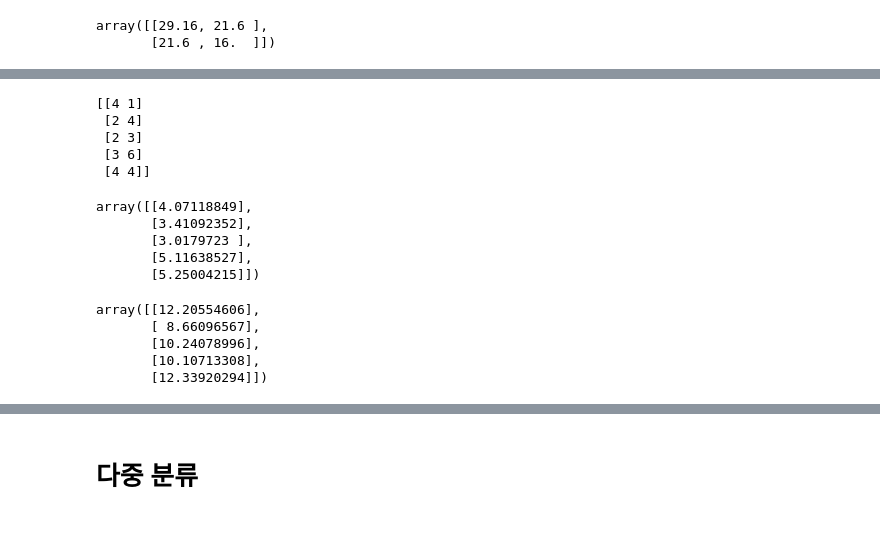
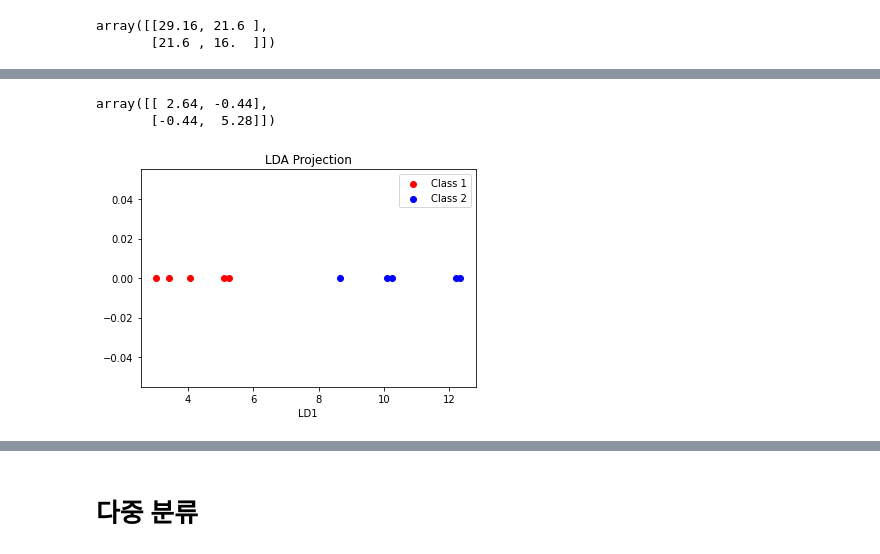
Before and after one commit to kyumly/CSW6001-HW, a Jupyter notebook: LDA.ipynb, the cells around one changed output, grey strips where cells are left out. Drawn from its saved outputs; the diff is of its cells as text; code cells hidden in the pictures; blank space fills up the shorter version.

```diff
--- a/LDA.ipynb
+++ b/LDA.ipynb
@@ -50,0 +72,2 @@ plt.show()
+# %%
+l.set_scatter_b_matrix()
@@ -61,0 +88,2 @@ print(s_w)
+# %%
+l.set_scatter_b_matrix()
@@ -90,26 +107,16 @@ array([ 3.08300972, -0.54179157,  0.05343598, -0.81268735,  1.29732707])
-# %%
-print(x1)
-# %% [output]
-[[4 1]
- [2 4]
- [2 3]
- [3 6]
- [4 4]]
-# %%
-aka = x1 @ vector[:,0].reshape(-1, 1)
-aka
-# %% [output]
-array([[4.07118849],
-       [3.41092352],
-       [3.0179723 ],
-       [5.11638527],
-       [5.25004215]])
-# %%
-aka2 = x2 @ vector[:,0].reshape(-1, 1)
-aka2
-# %% [output]
-array([[12.20554606],
-       [ 8.66096567],
-       [10.24078996],
-       [10.10713308],
-       [12.33920294]])
+# %%
+l.set_scatter_w_matrix()
+# %% [output]
+array([[ 2.64, -0.44],
+       [-0.44,  5.28]])
+# %%
+result = l.get_lda(num=1)
+# %%
+plt.scatter(result[0], np.zeros(len(x1)), color='r', label='Class 1')
+plt.scatter(result[1], np.zeros(len(x2)), color='b', label='Class 2')
+plt.legend()
+plt.title('LDA Projection')
+plt.xlabel('LD1')
+plt.show()
+# %% [output]
+[figure, added]
```
Also changed, not shown: parts of 73 cells of this notebook, 4 other files.
